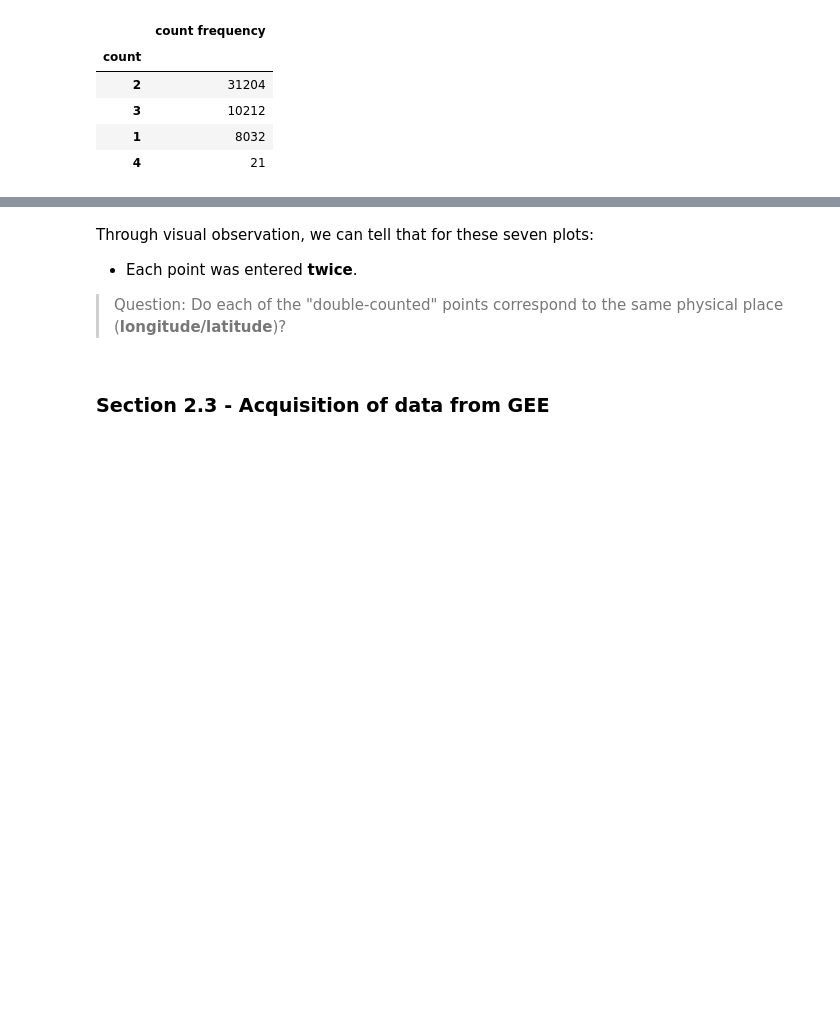
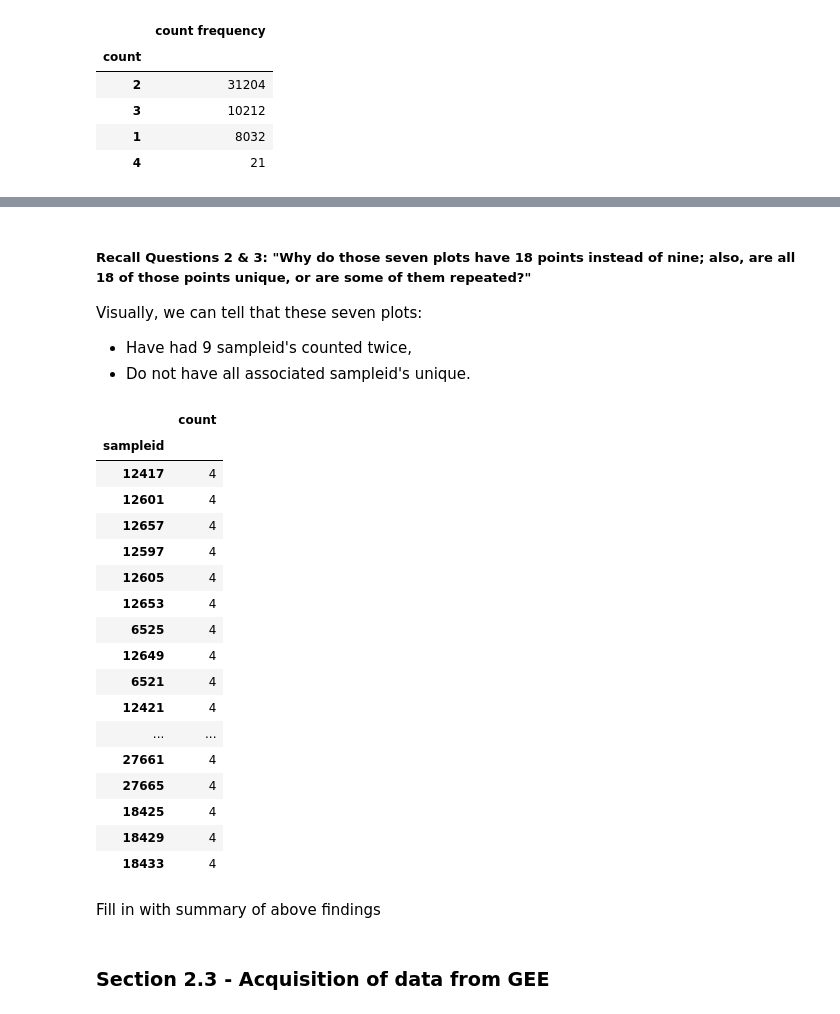
Before and after one commit to peaquainoo/NDMN-Notebooks, a Jupyter notebook: CostaRica-Notebook/DanV2_Pipeline.ipynb, the cells around one changed output, grey strips where cells are left out. Drawn from its saved outputs; the diff is of its cells as text; code cells hidden in the pictures; blank space fills up the shorter version.

Commit message:
Section 2.2.1 Progress - Added better formatting for Markdown comments and questions regarding the EDA - Finished Questions 1, 2, and 3 - Conceptualized the method to answer Question 4

```diff
--- a/CostaRica-Notebook/DanV2_Pipeline.ipynb
+++ b/CostaRica-Notebook/DanV2_Pipeline.ipynb
@@ -398,5 +410,36 @@ display(plotid_points_df)
 # %% [markdown]
-Through visual observation, we can tell that for these seven plots:
-- Each point was entered **twice**.
-
-> Question: Do each of the "double-counted" points correspond to the same physical place (**longitude/latitude**)?
+##### **Recall Questions 2 & 3: "Why do those seven plots have 18 points instead of nine; also, are all 18 of those points unique, or are some of them repeated?"**
+Visually, we can tell that these seven plots:
+- Have had 9 sampleid's counted twice,
+- Do not have all associated sampleid's unique.
+# %%
+# TODO: Answer Question 4: "Do the points that appear repeatedly have the same longitude and latitude?"
+
+# For starters, let's work with the 21 points that appear four times
+
+display(sampleid_counts[sampleid_counts['count'] == 4])
+
+#for sampleid in sampleid_counts[sampleid_counts['count'] == 4].index:
+    # TODO: Finish loop dumbass
+    # Specifically create a subset of gdf_s that contains only the sampleids listed below so we can check their long/lats
+# %% [output]
+|  | count |
+| sampleid |  |
+| 12417 | 4 |
+| 12601 | 4 |
+| 12657 | 4 |
+| 12597 | 4 |
+| 12605 | 4 |
+| 12653 | 4 |
+| 6525 | 4 |
+| 12649 | 4 |
+| 6521 | 4 |
+| 12421 | 4 |
+| ... | ... |
+| 27661 | 4 |
+| 27665 | 4 |
+| 18425 | 4 |
+| 18429 | 4 |
+| 18433 | 4 |
+# %% [markdown]
+Fill in with summary of above findings
```
Also changed, not shown: parts of 6 cells of this notebook.
